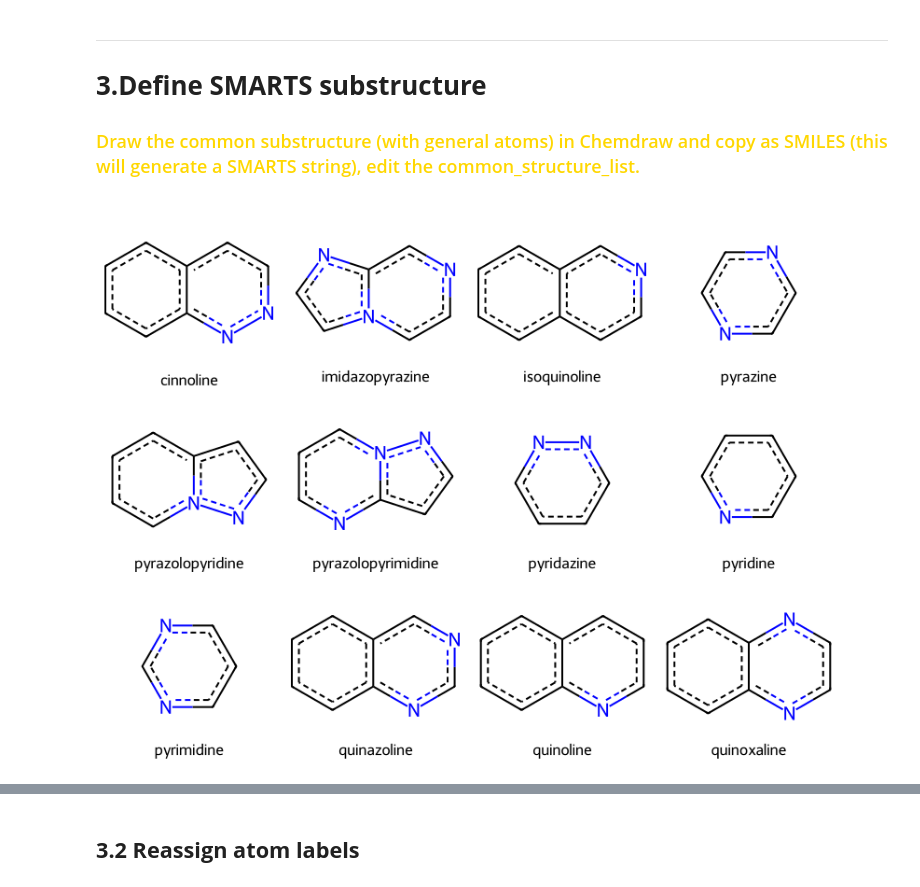
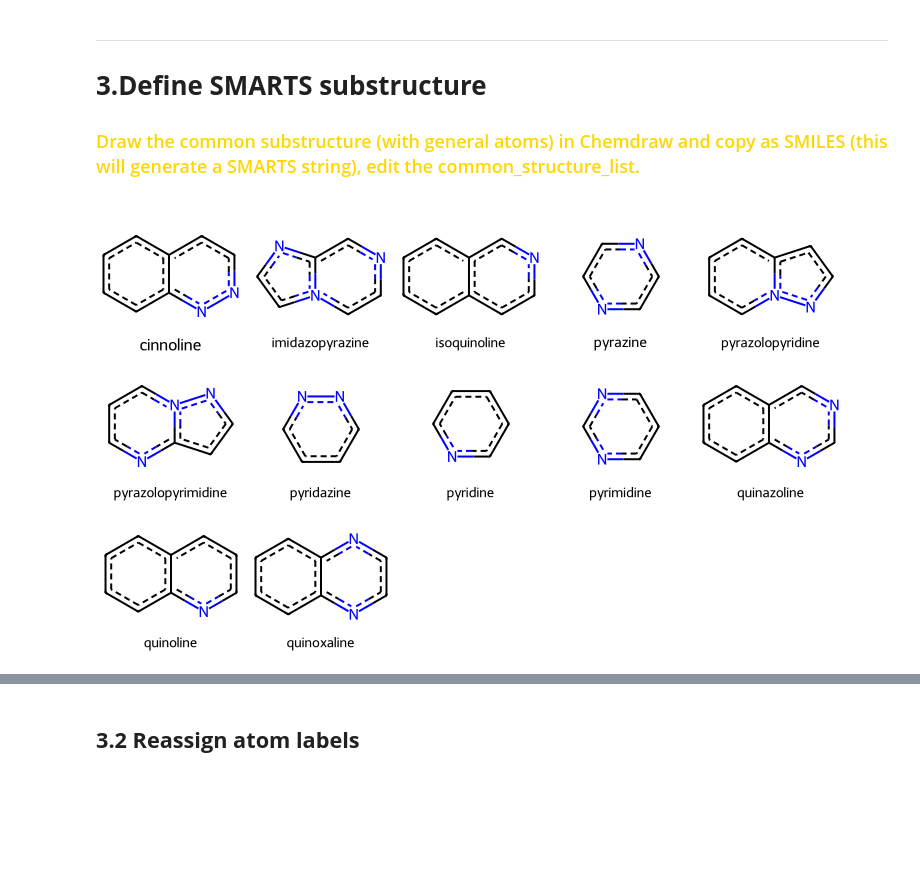
Before and after one commit to intel00000/stahl_data_science, a Jupyter notebook: DFT_Calculations/3.get_properties/gp_closed_shell/get_properties_preprocess_LPnrg_v1_0_3.ipynb, the cells around one changed output, grey strips where cells are left out. Drawn from its saved outputs; the diff is of its cells as text; code cells hidden in the pictures; blank space fills up the shorter version.

```diff
--- a/DFT_Calculations/3.get_properties/gp_closed_shell/get_properties_preprocess_LPnrg_v1_0_3.ipynb
+++ b/DFT_Calculations/3.get_properties/gp_closed_shell/get_properties_preprocess_LPnrg_v1_0_3.ipynb
@@ -175,25 +182,19 @@ pipe quinoxaline002_conf-9.sdf -> molecules_quinoxaline.sdf
 
 ### <p style="font-family: Arial; color: gold"> Draw the common substructure (with general atoms) in Chemdraw and copy as SMILES (this will generate a SMARTS string), edit the common_structure_list.
 # %%
-common_structure_list = {}
-
-for key in log_prefix:
-    structure_file = common_structure_folder + os.sep + key + ".cdxml"
-    substructure = Chem.MolsFromCDXMLFile(structure_file)
-    temp_smarts = Chem.MolToSmarts(substructure[0]) # convert to Smarts
-    # reparse from Smarts, this is in case the structure from the cdxml file is not the same as from the SMILES string
-    substructure = Chem.MolFromSmarts(temp_smarts)
-    # add the substructure to the dictionary
-    common_structure_list[key] = substructure
+common_structure_list = load_structures_from_cdxml(root_dir=common_structure_folder)
 
 # Generate a grid image for the common structures
 img = Chem.Draw.MolsToGridImage(
-    list(common_structure_list.values()), molsPerRow=4, subImgSize=(200, 200), legends=list(common_structure_list.keys())
+    list(common_structure_list.values()),
+    molsPerRow=5,
+    subImgSize=(150, 150),
+    legends=list(common_structure_list.keys()),
 )
 # Display the grid of images
 display(img)
 # %% [output]
-[figure, old version]
+[figure, new version]
 # %% [markdown]
 ## &emsp;**3.1 Generate preliminary dataframe**
 #### &emsp; This will generate common_structure_ + prefix .png with the common structure highlight and labeled. <br> &emsp; This label is the same as the one in GaussView so you don't need to use GaussView now. <br> &emsp; it will also output a dataframe mapping the common structure atom to the corresponding atom label in GaussView for easier atom reassignment.
```
Also changed, not shown: parts of 6 cells of this notebook, 35 other files.
